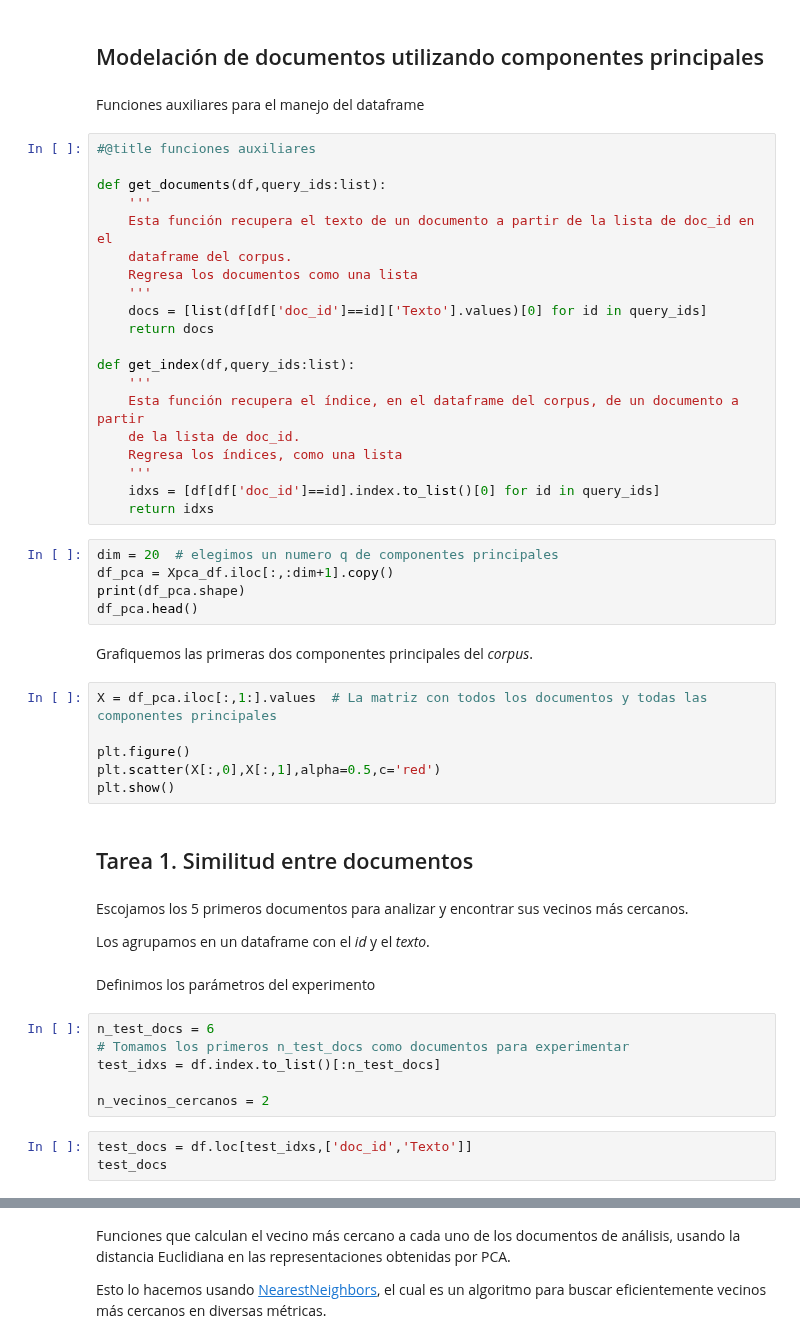
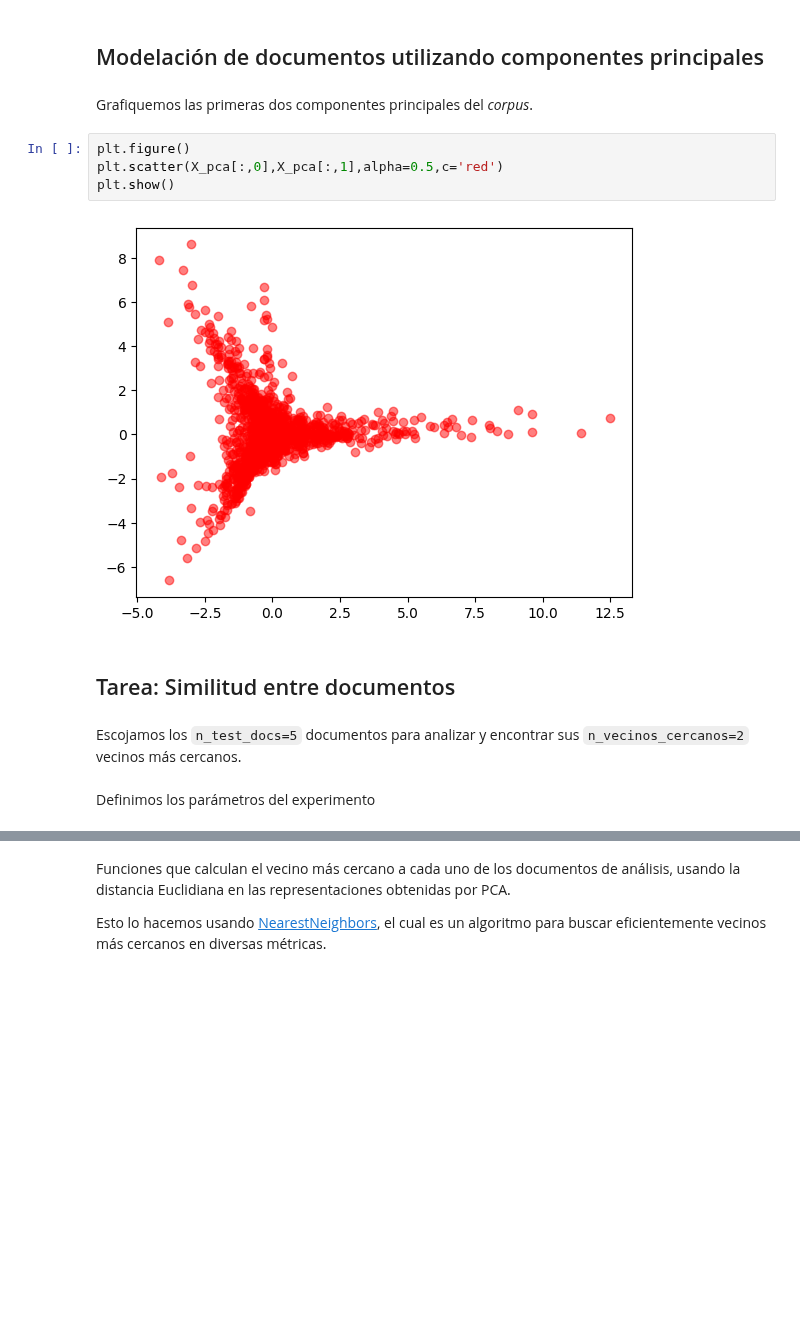
Before and after one commit to DCDPUAEM/DCDP, a Jupyter notebook: 03 Machine Learning/notebooks/11-Reduccion-Dimensionalidad.ipynb, the cells around one changed output, grey strips where cells are left out. Drawn from its saved outputs; the diff is of its cells as text; blank space fills up the shorter version.

```diff
--- a/03 Machine Learning/notebooks/11-Reduccion-Dimensionalidad.ipynb
+++ b/03 Machine Learning/notebooks/11-Reduccion-Dimensionalidad.ipynb
@@ -1062,55 +1116,17 @@ En esta sección, queremos saber que tan bien podemos modelar documentos utiliza
 Para nuestro fin, eligiremos un número $q$ de componentes principales (que llamaremos _representativas_) para PCA y compara la calidad de los documentos más cercanos (semejantes) a los documentos de análisis mostrados aquí abajo.
 # %% [markdown]
 ## Modelación de documentos utilizando componentes principales
-# %% [markdown]
-Funciones auxiliares para el manejo del dataframe
-# %%
-#@title funciones auxiliares
-
-def get_documents(df,query_ids:list):
-    '''
-    Esta función recupera el texto de un documento a partir de la lista de doc_id en el
-    dataframe del corpus.
-    Regresa los documentos como una lista
-    '''
-    docs = [list(df[df['doc_id']==id]['Texto'].values)[0] for id in query_ids]
-    return docs
-
-def get_index(df,query_ids:list):
-    '''
-    Esta función recupera el índice, en el dataframe del corpus, de un documento a partir
-    de la lista de doc_id.
-    Regresa los índices, como una lista
-    '''
-    idxs = [df[df['doc_id']==id].index.to_list()[0] for id in query_ids]
-    return idxs
-# %%
-dim = 20  # elegimos un numero q de componentes principales
-df_pca = Xpca_df.iloc[:,:dim+1].copy()
-print(df_pca.shape)
-df_pca.head()
 # %% [markdown]
 Grafiquemos las primeras dos componentes principales del *corpus*.
 # %%
-X = df_pca.iloc[:,1:].values  # La matriz con todos los documentos y todas las componentes principales
-
 plt.figure()
-plt.scatter(X[:,0],X[:,1],alpha=0.5,c='red')
+plt.scatter(X_pca[:,0],X_pca[:,1],alpha=0.5,c='red')
 plt.show()
+# %% [output]
+[figure, added]
 # %% [markdown]
-## Tarea 1. Similitud entre documentos
+## Tarea: Similitud entre documentos
 # %% [markdown]
-Escojamos los 5 primeros documentos para analizar y encontrar sus vecinos más cercanos.
-
-Los agrupamos en un dataframe con el *id* y el *texto*.
+Escojamos los `n_test_docs=5` documentos para analizar y encontrar sus `n_vecinos_cercanos=2` vecinos más cercanos.
 # %% [markdown]
 Definimos los parámetros del experimento
-# %%
-n_test_docs = 6
-# Tomamos los primeros n_test_docs como documentos para experimentar
-test_idxs = df.index.to_list()[:n_test_docs]
-
-n_vecinos_cercanos = 2
-# %%
-test_docs = df.loc[test_idxs,['doc_id','Texto']]
-test_docs
```
Also changed, not shown: parts of 26 cells of this notebook.
